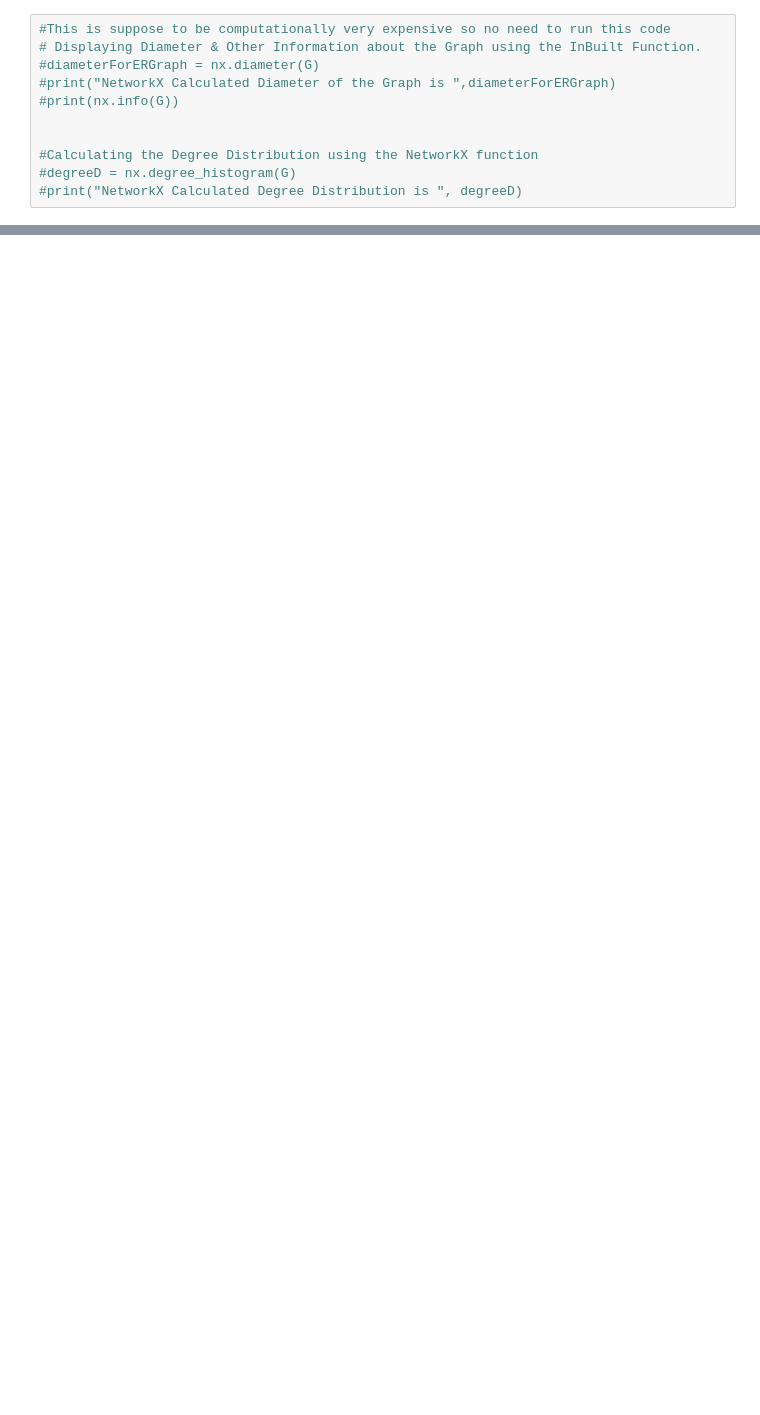
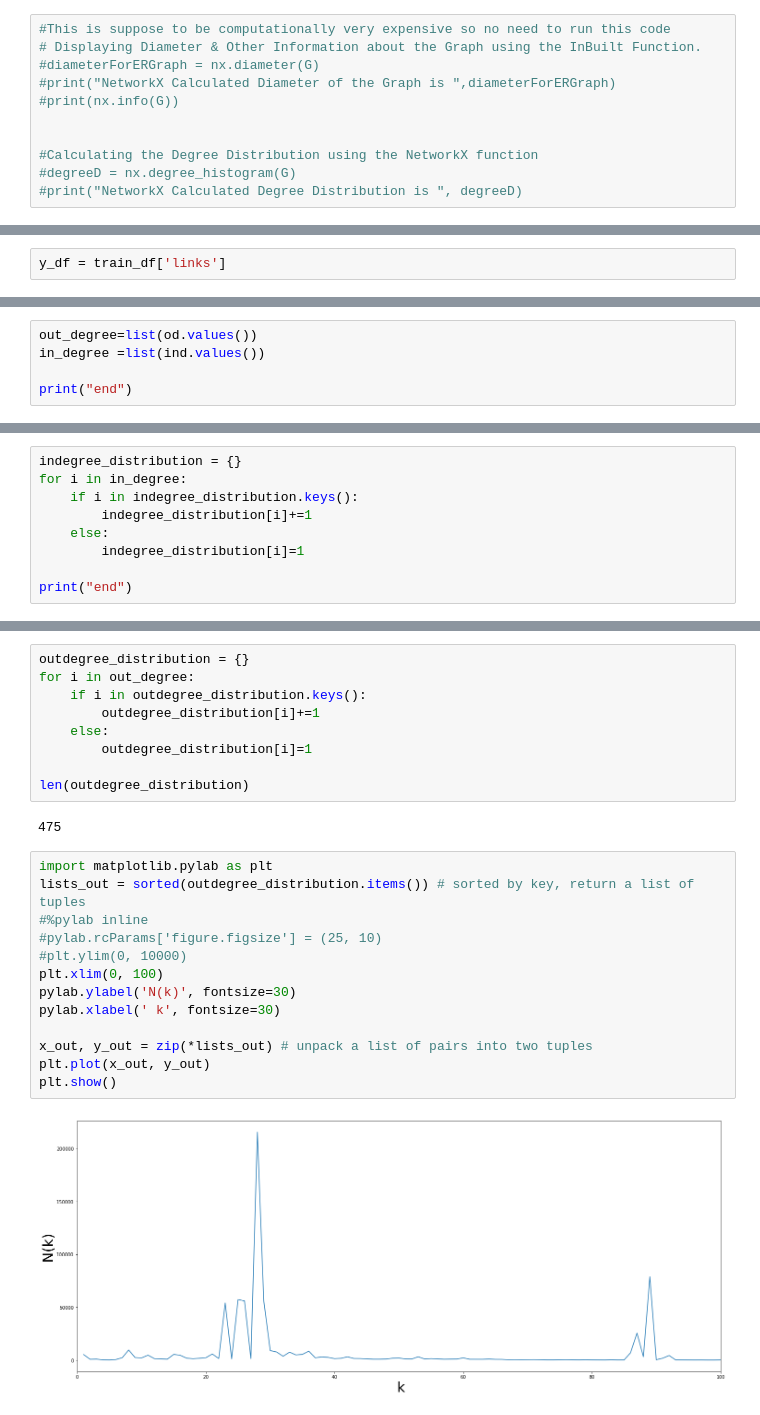
Before and after one commit to nabeelahmadkh/defcon, a Jupyter notebook: NetworkX Python Codes /uiowa.ipynb, the cells around one changed output, grey strips where cells are left out. Drawn from its saved outputs; the diff is of its cells as text; blank space fills up the shorter version.

```diff
--- a/NetworkX Python Codes /uiowa.ipynb
+++ b/NetworkX Python Codes /uiowa.ipynb
@@ -412,0 +426,2 @@ plt.show()
+# %%
+y_df = train_df['links']
@@ -412,0 +452,5 @@ plt.show()
+# %%
+out_degree=list(od.values())
+in_degree =list(ind.values())
+
+print("end")
@@ -412,0 +459,9 @@ plt.show()
+# %%
+indegree_distribution = {}
+for i in in_degree:
+    if i in indegree_distribution.keys():
+        indegree_distribution[i]+=1
+    else:
+        indegree_distribution[i]=1
+
+print("end")
@@ -425,0 +488,26 @@ plt.show()
+# %%
+outdegree_distribution = {}
+for i in out_degree:
+    if i in outdegree_distribution.keys():
+        outdegree_distribution[i]+=1
+    else:
+        outdegree_distribution[i]=1
+
+len(outdegree_distribution)
+# %% [output]
+475
+# %%
+import matplotlib.pylab as plt
+lists_out = sorted(outdegree_distribution.items()) # sorted by key, return a list of tuples
+#%pylab inline
+#pylab.rcParams['figure.figsize'] = (25, 10)
+#plt.ylim(0, 10000)
+plt.xlim(0, 100)
+pylab.ylabel('N(k)', fontsize=30)
+pylab.xlabel(' k', fontsize=30)
+
+x_out, y_out = zip(*lists_out) # unpack a list of pairs into two tuples
+plt.plot(x_out, y_out)
+plt.show()
+# %% [output]
+[figure, added]
```
Also changed, not shown: parts of 42 cells of this notebook, 8 other files.
